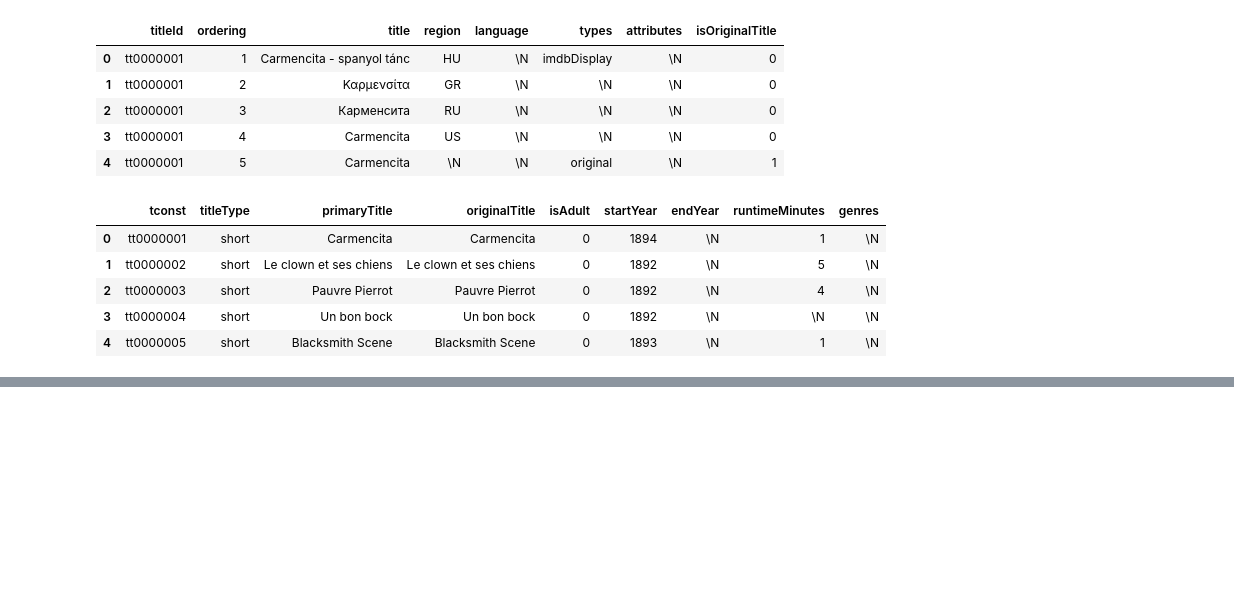
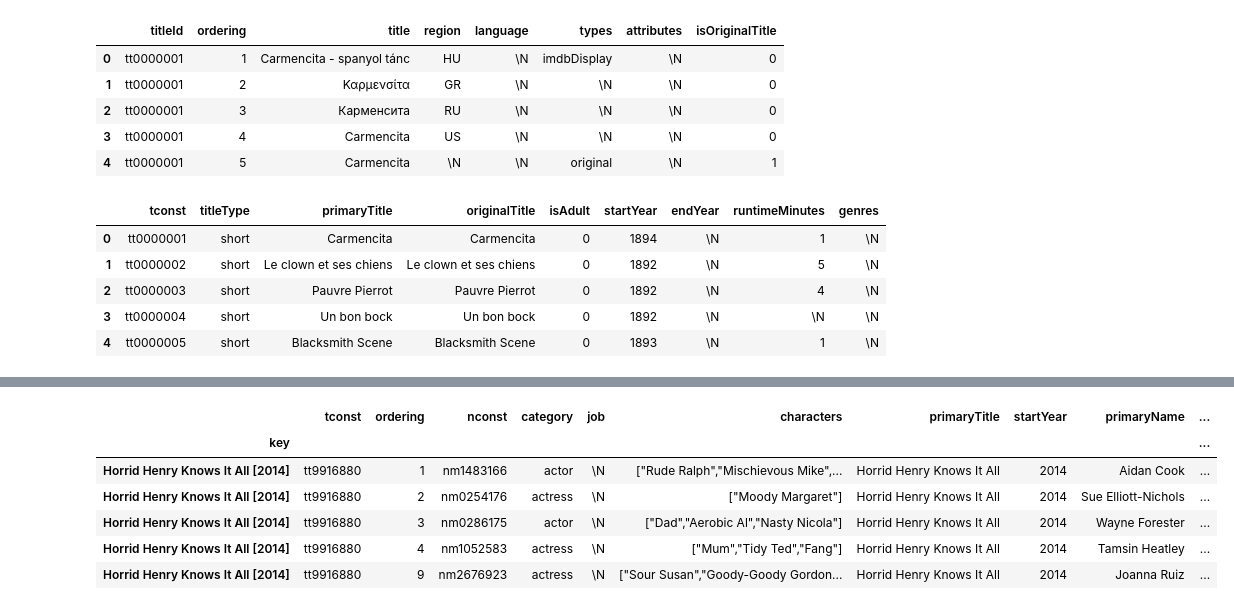
Before and after one commit to tgadf/movies, a Jupyter notebook: IMDB.ipynb, the cells around one changed output, grey strips where cells are left out. Cells and saved outputs as stored; diff of their text form; code cells hidden in the pictures; blank space fills up the shorter version.

```diff
--- a/IMDB.ipynb
+++ b/IMDB.ipynb
@@ -109,0 +374,14 @@ actorstitles = actors.merge(titles, on=['tconst'], how='left')
+# %%
+namestitles['key'] = namestitles[["primaryTitle", "startYear"]].apply(lambda x: "{0} [{1}]".format(x[0], x[1]), axis=1)
+# %%
+namestitles.index = namestitles['key']
+# %%
+namestitles.tail()
+# %% [output]
+|  | tconst | ordering | nconst | category | job | characters | primaryTitle | startYear | primaryName | ... |
+| key |  |  |  |  |  |  |  |  |  | ... |
+| Horrid Henry Knows It All [2014] | tt9916880 | 1 | nm1483166 | actor | \N | ["Rude Ralph","Mischievous Mike",... | Horrid Henry Knows It All | 2014 | Aidan Cook | ... |
+| Horrid Henry Knows It All [2014] | tt9916880 | 2 | nm0254176 | actress | \N | ["Moody Margaret"] | Horrid Henry Knows It All | 2014 | Sue Elliott-Nichols | ... |
+| Horrid Henry Knows It All [2014] | tt9916880 | 3 | nm0286175 | actor | \N | ["Dad","Aerobic Al","Nasty Nicola"] | Horrid Henry Knows It All | 2014 | Wayne Forester | ... |
+| Horrid Henry Knows It All [2014] | tt9916880 | 4 | nm1052583 | actress | \N | ["Mum","Tidy Ted","Fang"] | Horrid Henry Knows It All | 2014 | Tamsin Heatley | ... |
+| Horrid Henry Knows It All [2014] | tt9916880 | 9 | nm2676923 | actress | \N | ["Sour Susan","Goody-Goody Gordon... | Horrid Henry Knows It All | 2014 | Joanna Ruiz | ... |
```
Also changed, not shown: parts of 45 cells of this notebook, 2 other files.
